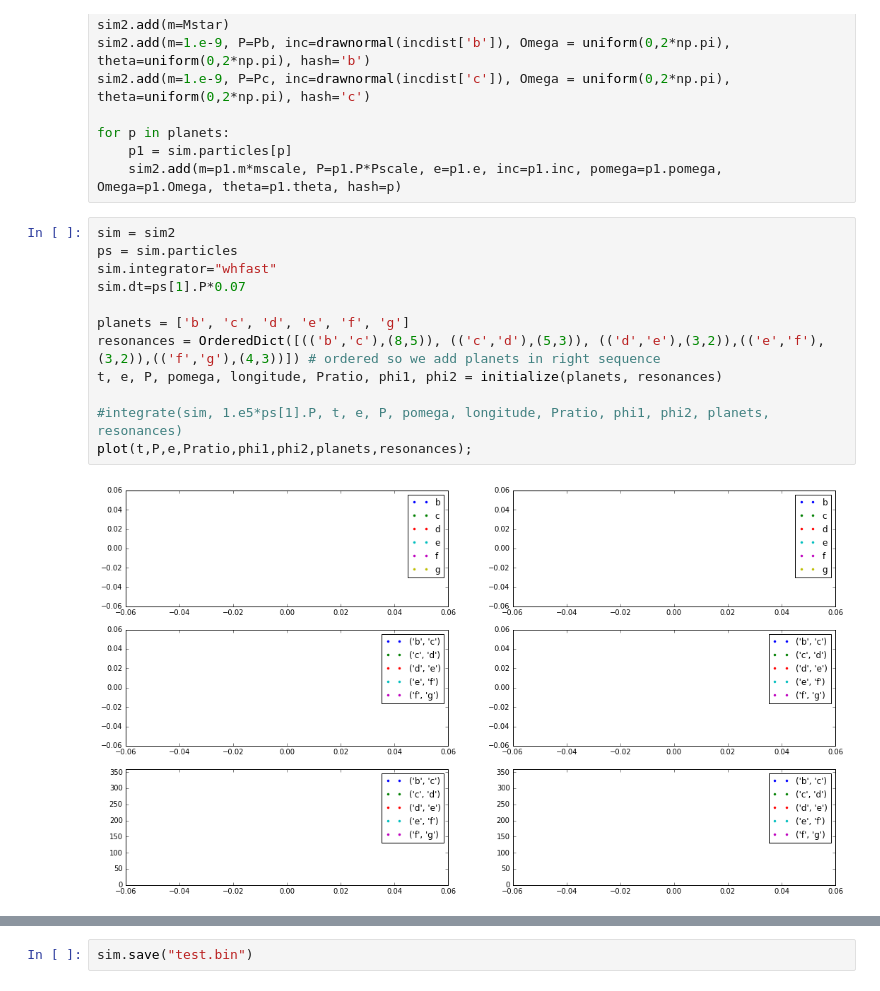
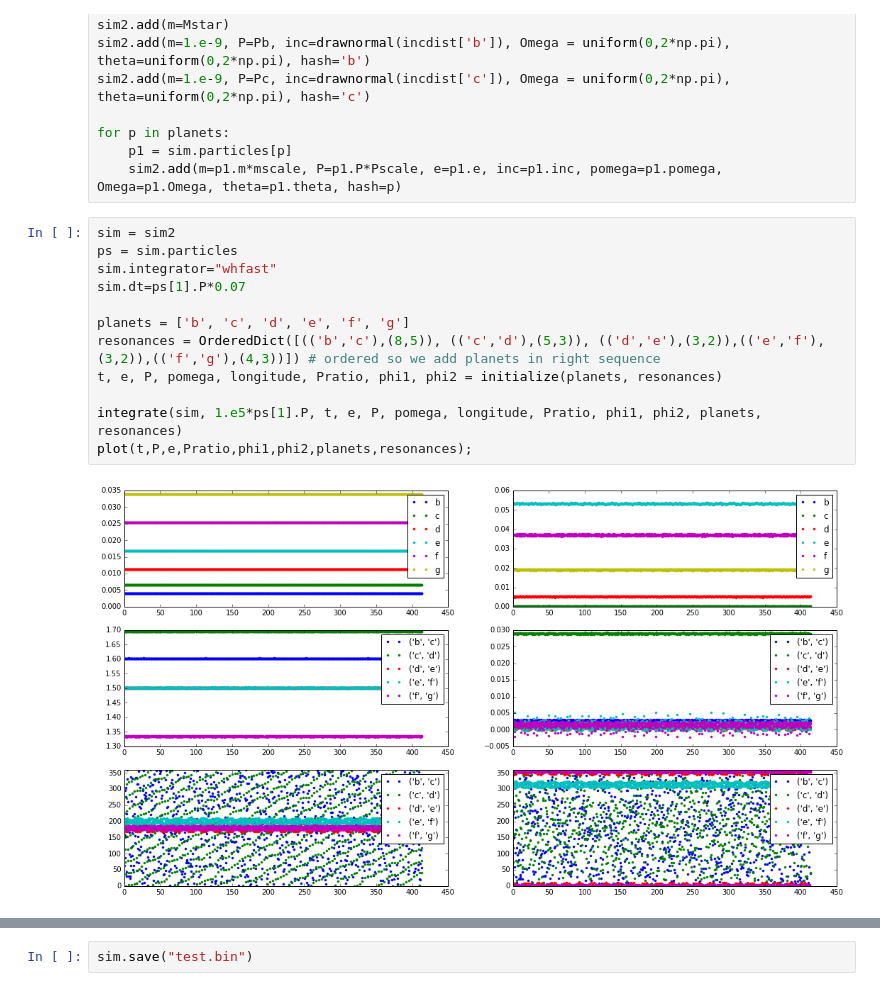
Before and after one commit to zyrxvo/reboundx, a Jupyter notebook: problems/trappist/IC.ipynb, the cells around one changed output, grey strips where cells are left out. Drawn from its saved outputs; the diff is of its cells as text.

```diff
--- a/problems/trappist/IC.ipynb
+++ b/problems/trappist/IC.ipynb
@@ -241,17 +231,17 @@ for p in planets:
 # %%
 sim = sim2
 ps = sim.particles
 sim.integrator="whfast"
 sim.dt=ps[1].P*0.07
 
 planets = ['b', 'c', 'd', 'e', 'f', 'g']
 resonances = OrderedDict([(('b','c'),(8,5)), (('c','d'),(5,3)), (('d','e'),(3,2)),(('e','f'),(3,2)),(('f','g'),(4,3))]) # ordered so we add planets in right sequence
 t, e, P, pomega, longitude, Pratio, phi1, phi2 = initialize(planets, resonances)
 
-#integrate(sim, 1.e5*ps[1].P, t, e, P, pomega, longitude, Pratio, phi1, phi2, planets, resonances)
+integrate(sim, 1.e5*ps[1].P, t, e, P, pomega, longitude, Pratio, phi1, phi2, planets, resonances)
 plot(t,P,e,Pratio,phi1,phi2,planets,resonances);
 # %% [output]
-[figure, old version]
+[figure, new version]
 # %%
 %%time
 T0 = sim.t
```
Also changed, not shown: parts of 11 cells of this notebook, 5 other files.
